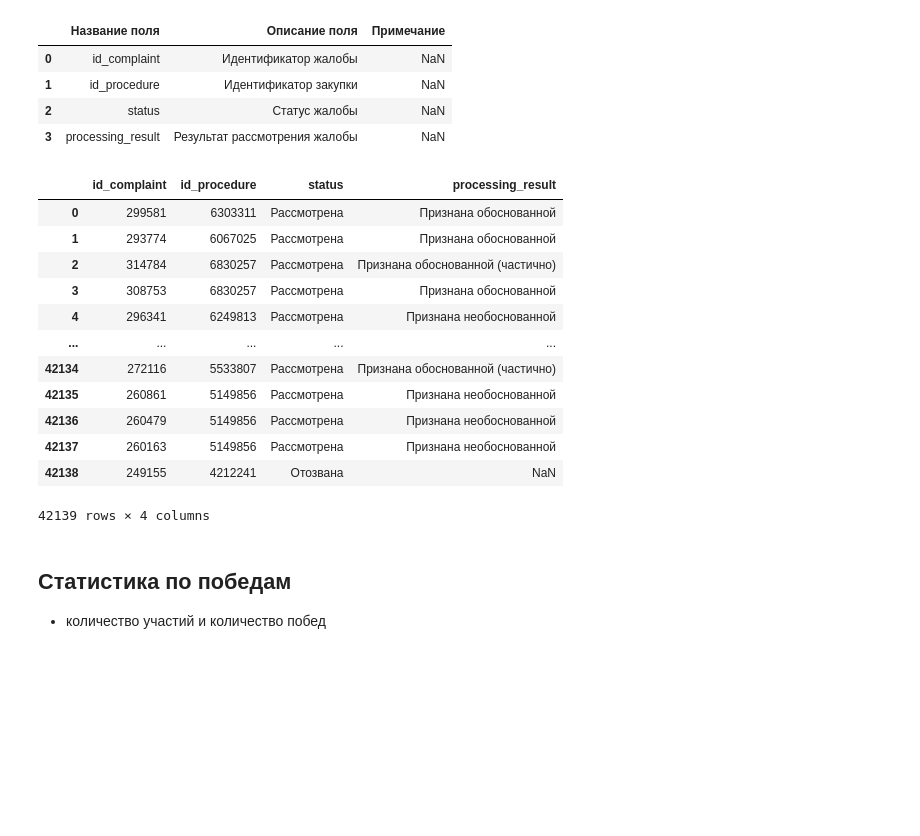
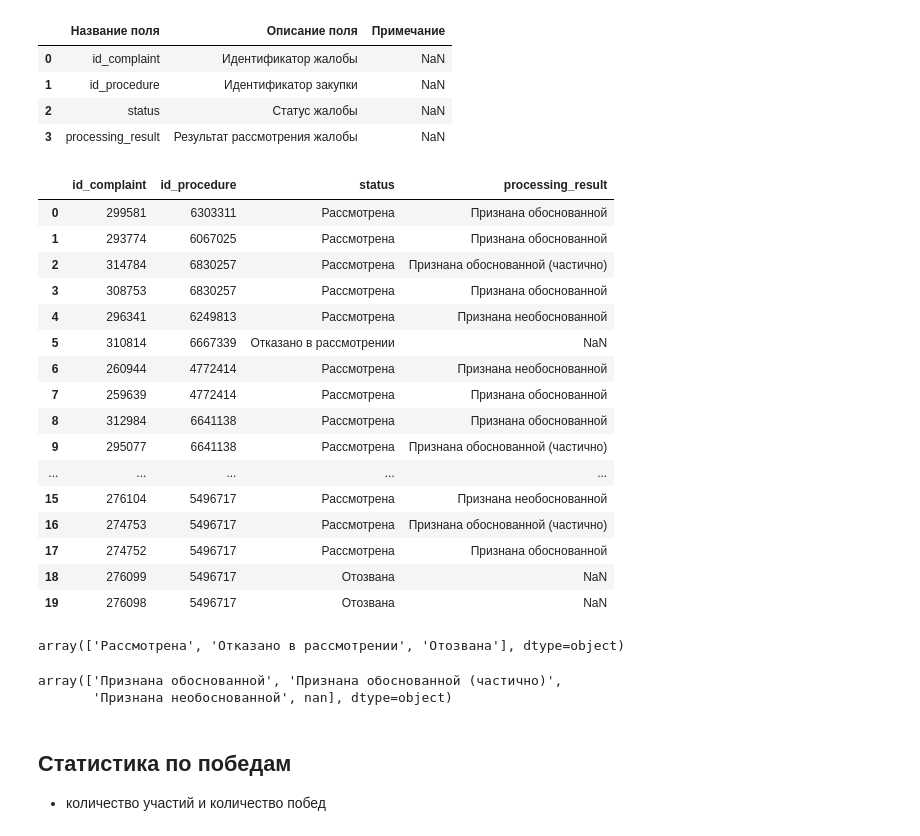
Before and after one commit to werserk/RLTHack, a Jupyter notebook: FirstLook.ipynb, the cells around one changed output. Drawn from its saved outputs; the diff is of its cells as text; code cells hidden in the pictures; blank space fills up the shorter version.

```diff
--- a/FirstLook.ipynb
+++ b/FirstLook.ipynb
@@ -235,21 +235,34 @@ full_data.desc['complaint_info']
 | 2 | status | Статус жалобы | NaN |
 | 3 | processing_result | Результат рассмотрения жалобы | NaN |
 # %%
-full_data.data['complaint_info']
+full_data.data['complaint_info'].head(20)
 # %% [output]
 |  | id_complaint | id_procedure | status | processing_result |
 | 0 | 299581 | 6303311 | Рассмотрена | Признана обоснованной |
 | 1 | 293774 | 6067025 | Рассмотрена | Признана обоснованной |
 | 2 | 314784 | 6830257 | Рассмотрена | Признана обоснованной (частично) |
 | 3 | 308753 | 6830257 | Рассмотрена | Признана обоснованной |
 | 4 | 296341 | 6249813 | Рассмотрена | Признана необоснованной |
+| 5 | 310814 | 6667339 | Отказано в рассмотрении | NaN |
+| 6 | 260944 | 4772414 | Рассмотрена | Признана необоснованной |
+| 7 | 259639 | 4772414 | Рассмотрена | Признана обоснованной |
+| 8 | 312984 | 6641138 | Рассмотрена | Признана обоснованной |
+| 9 | 295077 | 6641138 | Рассмотрена | Признана обоснованной (частично) |
 | ... | ... | ... | ... | ... |
-| 42134 | 272116 | 5533807 | Рассмотрена | Признана обоснованной (частично) |
-| 42135 | 260861 | 5149856 | Рассмотрена | Признана необоснованной |
-| 42136 | 260479 | 5149856 | Рассмотрена | Признана необоснованной |
-| 42137 | 260163 | 5149856 | Рассмотрена | Признана необоснованной |
-| 42138 | 249155 | 4212241 | Отозвана | NaN |
+| 15 | 276104 | 5496717 | Рассмотрена | Признана необоснованной |
+| 16 | 274753 | 5496717 | Рассмотрена | Признана обоснованной (частично) |
+| 17 | 274752 | 5496717 | Рассмотрена | Признана обоснованной |
+| 18 | 276099 | 5496717 | Отозвана | NaN |
+| 19 | 276098 | 5496717 | Отозвана | NaN |
-42139 rows × 4 columns
+# %%
+full_data.data['complaint_info']['status'].unique()
+# %% [output]
+array(['Рассмотрена', 'Отказано в рассмотрении', 'Отозвана'], dtype=object)
+# %%
+full_data.data['complaint_info']['processing_result'].unique()
+# %% [output]
+array(['Признана обоснованной', 'Признана обоснованной (частично)',
+       'Признана необоснованной', nan], dtype=object)
 # %% [markdown]
 ## Статистика по победам
 - количество участий и количество побед
```
Also changed, not shown: parts of 3 cells of this notebook, 3 other files.
